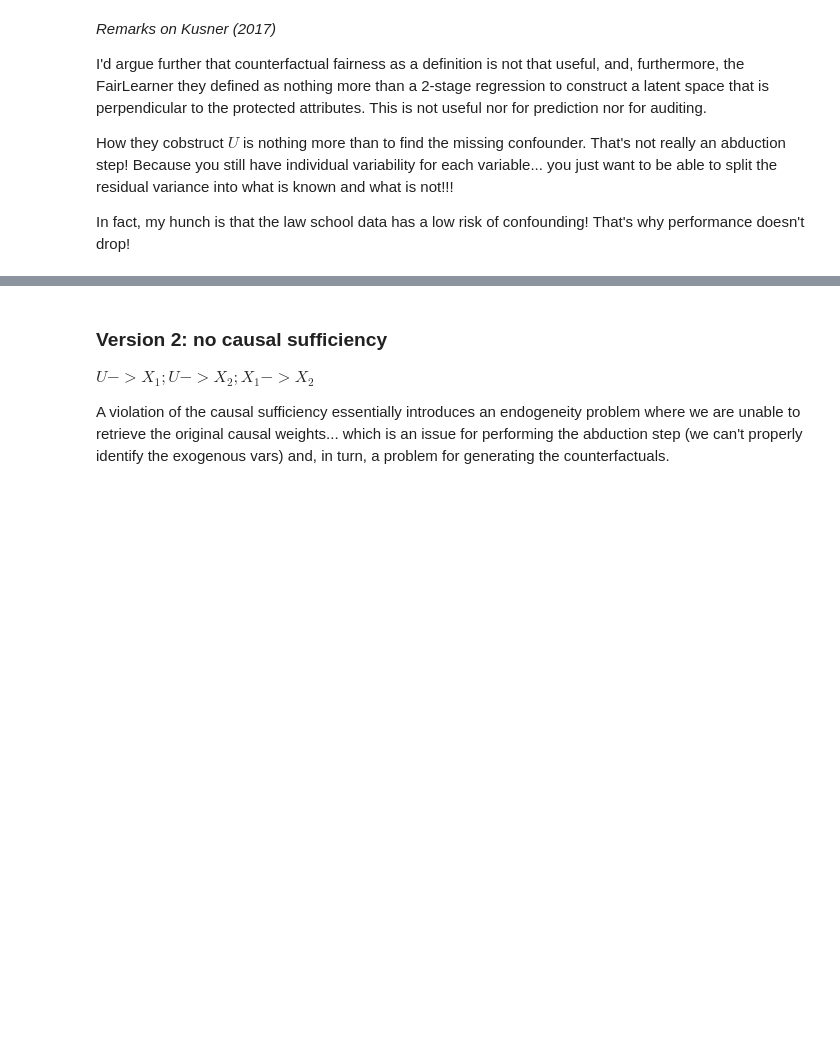
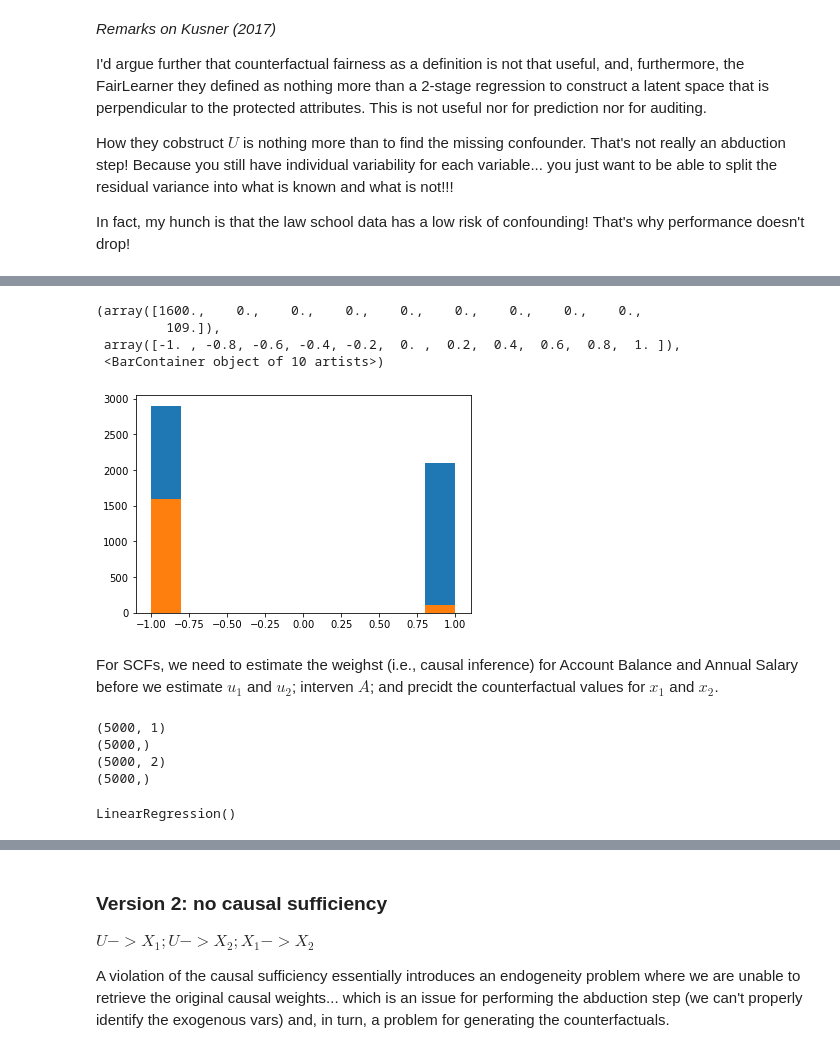
Before and after one commit to cc-jalvarez/counterfactual-situation-testing, a Jupyter notebook: synthetic_scf.ipynb, the cells around one changed output, grey strips where cells are left out. Cells and saved outputs as stored; diff of their text form; code cells hidden in the pictures; blank space fills up the shorter version.

Commit message:
new v2 for causal sufficiency: with A

```diff
--- a/synthetic_scf.ipynb
+++ b/synthetic_scf.ipynb
@@ -287,0 +298,31 @@ In fact, my hunch is that the law school data has a low risk of confounding! Tha
+# %%
+# overall params
+np.random.seed(2022)
+n = 5000
+
+# previous hyperparams
+lambda_1 = 10000
+lambda_2 = 2500
+beta_1 = (3/10)
+beta_2 = 5
+#epsilon = 225000
+
+u1 = lambda_1*np.random.poisson(lam=10, size=n)
+u2 = lambda_2*np.random.normal(loc=0.0, scale=1.0, size=n)
+
+# annual salary
+n_x1 = u1 + A*bias_a1
+# account balance
+n_x2 = beta_1*n_x1 + u2 + A*bias_a2
+# loan approval
+n_y = np.sign(n_x1 + beta_2*n_x2 - 225000)
+# %%
+# store data for testing RStan
+n_d = {'LoanApproval': n_y,
+     'AnnualSalary': n_x1,
+     'AccountBalance': n_x2,
+     'u1': u1,
+     'u2': u2,
+     'Gender': A}
+n_data = pd.DataFrame(n_d)
+n_data.head(10)
@@ -287,0 +341,9 @@ In fact, my hunch is that the law school data has a low risk of confounding! Tha
+# %%
+plt.hist(n_data['LoanApproval'])
+plt.hist(n_data[n_data['Gender']==1]['LoanApproval']) # this is the factual!
+# %% [output]
+(array([1600.,    0.,    0.,    0.,    0.,    0.,    0.,    0.,    0.,
+         109.]),
+ array([-1. , -0.8, -0.6, -0.4, -0.2,  0. ,  0.2,  0.4,  0.6,  0.8,  1. ]),
+ <BarContainer object of 10 artists>)
+[figure, added]
@@ -287,0 +353,2 @@ In fact, my hunch is that the law school data has a low risk of confounding! Tha
+# %% [markdown]
+For SCFs, we need to estimate the weighst (i.e., causal inference) for Account Balance and Annual Salary before we estimate $u_1$ and $u_2$; interven $A$; and precidt the counterfactual values for $x_1$ and $x_2$.
@@ -287,0 +358,20 @@ In fact, my hunch is that the law school data has a low risk of confounding! Tha
+# %%
+x_sal = np.array(n_data['Gender'].copy()).reshape((-1, 1))
+print(x_sal.shape)
+y_sal = np.array(n_data['AnnualSalary'].copy())
+print(y_sal.shape)
+
+x_acc = np.array(n_data[['AnnualSalary', 'Gender']].copy())#.reshape((-1, 1))
+print(x_acc.shape)
+y_acc = np.array(n_data['AccountBalance'].copy())
+print(y_acc.shape)
+# %% [output]
+(5000, 1)
+(5000,)
+(5000, 2)
+(5000,)
+# %%
+model_sal.fit(x_sal, y_sal)
+model_acc.fit(x_acc, y_acc)
+# %% [output]
+LinearRegression()
```
Also changed, not shown: parts of 42 cells of this notebook, 1 other file.
